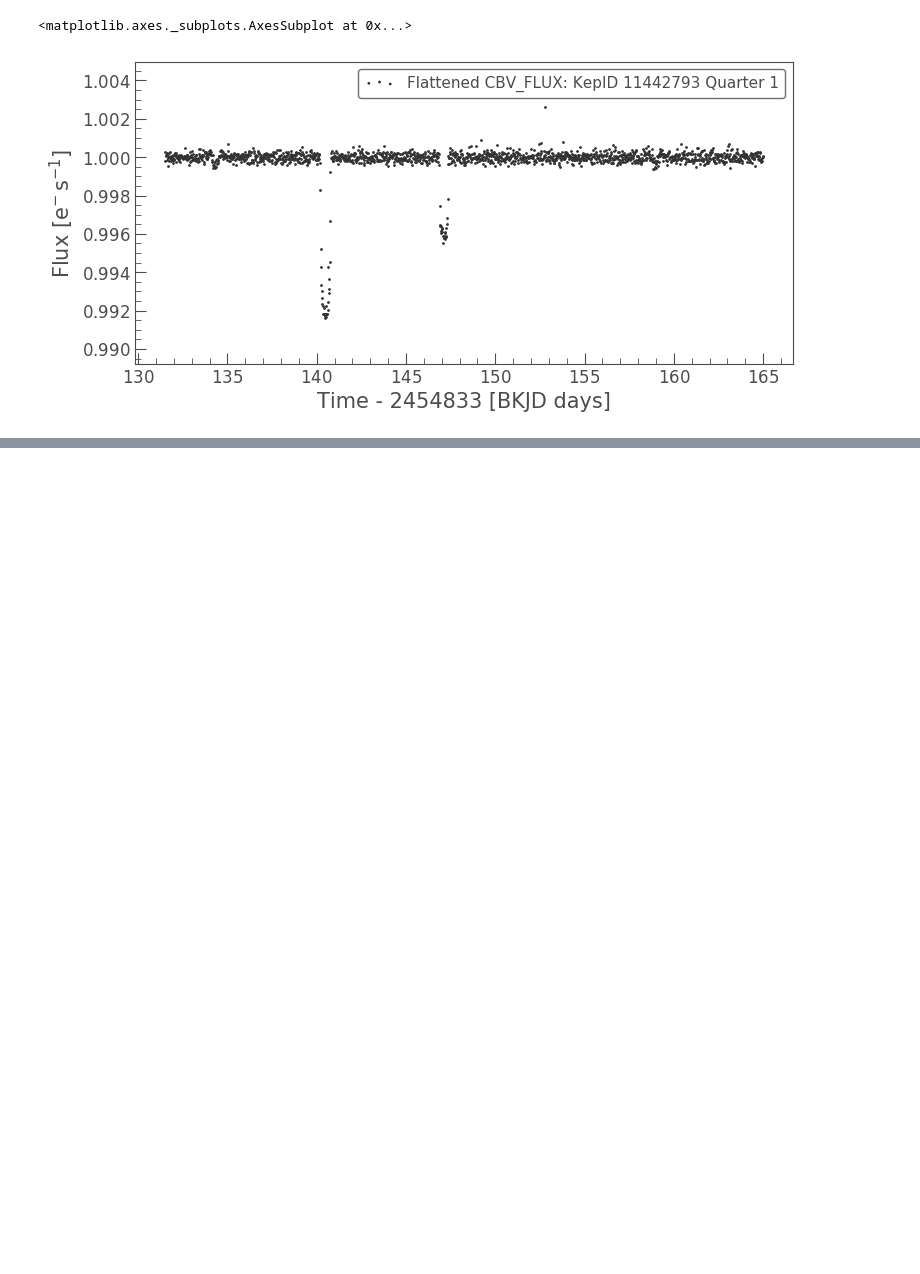
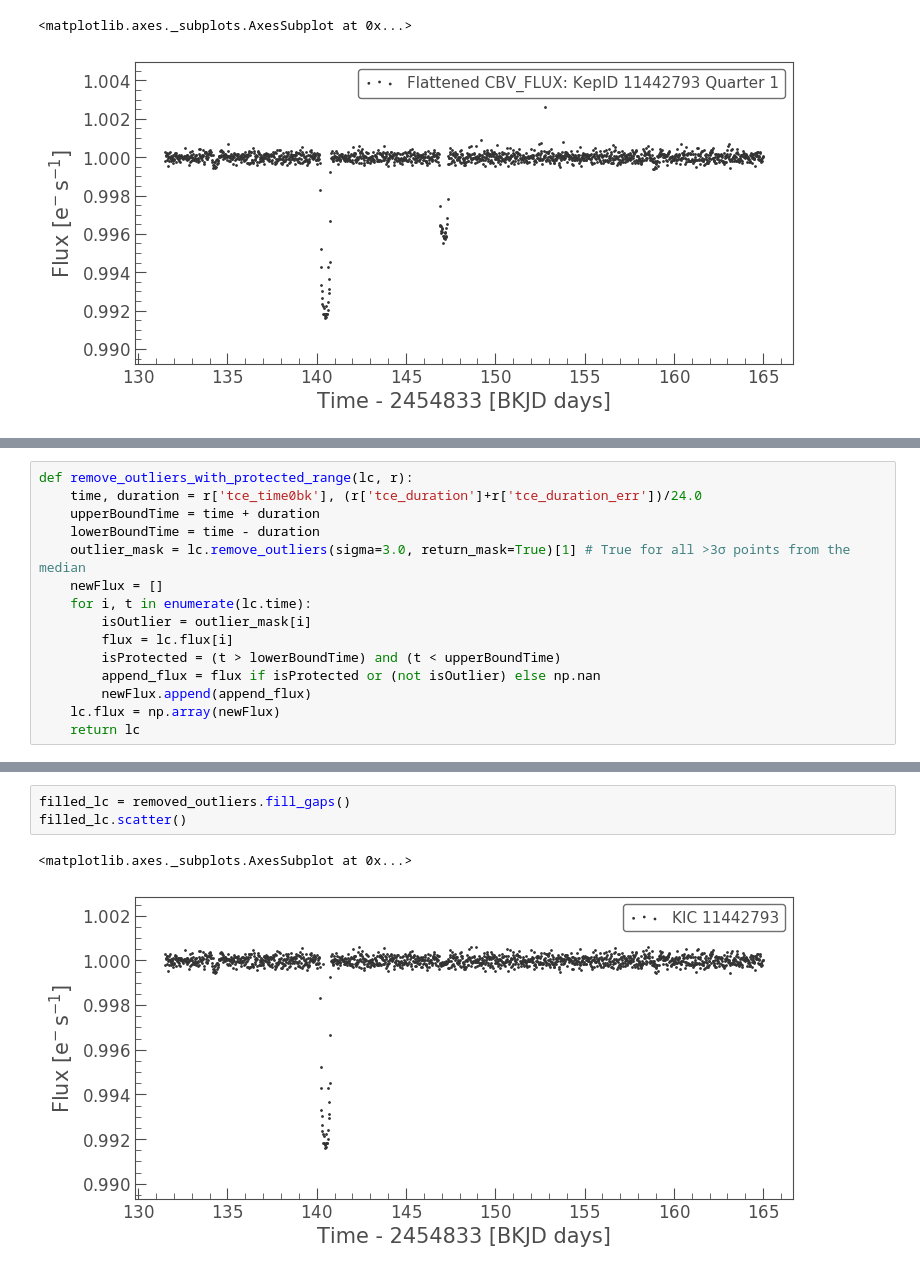
Before and after one commit to ianfowler/PlanetHuntersRepo, a Jupyter notebook: dataCleansing.ipynb, the cells around one changed output, grey strips where cells are left out. Drawn from its saved outputs; the diff is of its cells as text; blank space fills up the shorter version.

```diff
--- a/dataCleansing.ipynb
+++ b/dataCleansing.ipynb
@@ -142,0 +129,15 @@ for i in ids[:10]:
+# %%
+def remove_outliers_with_protected_range(lc, r):
+    time, duration = r['tce_time0bk'], (r['tce_duration']+r['tce_duration_err'])/24.0
+    upperBoundTime = time + duration
+    lowerBoundTime = time - duration
+    outlier_mask = lc.remove_outliers(sigma=3.0, return_mask=True)[1] # True for all >3σ points from the median
+    newFlux = []
+    for i, t in enumerate(lc.time):
+        isOutlier = outlier_mask[i]
+        flux = lc.flux[i]
+        isProtected = (t > lowerBoundTime) and (t < upperBoundTime)
+        append_flux = flux if isProtected or (not isOutlier) else np.nan
+        newFlux.append(append_flux)
+    lc.flux = np.array(newFlux)
+    return lc
@@ -142,0 +150,6 @@ for i in ids[:10]:
+# %%
+filled_lc = removed_outliers.fill_gaps()
+filled_lc.scatter()
+# %% [output]
+<matplotlib.axes._subplots.AxesSubplot at 0x...>
+[figure, added]
```
Also changed, not shown: parts of 11 cells of this notebook, 2 other files.
